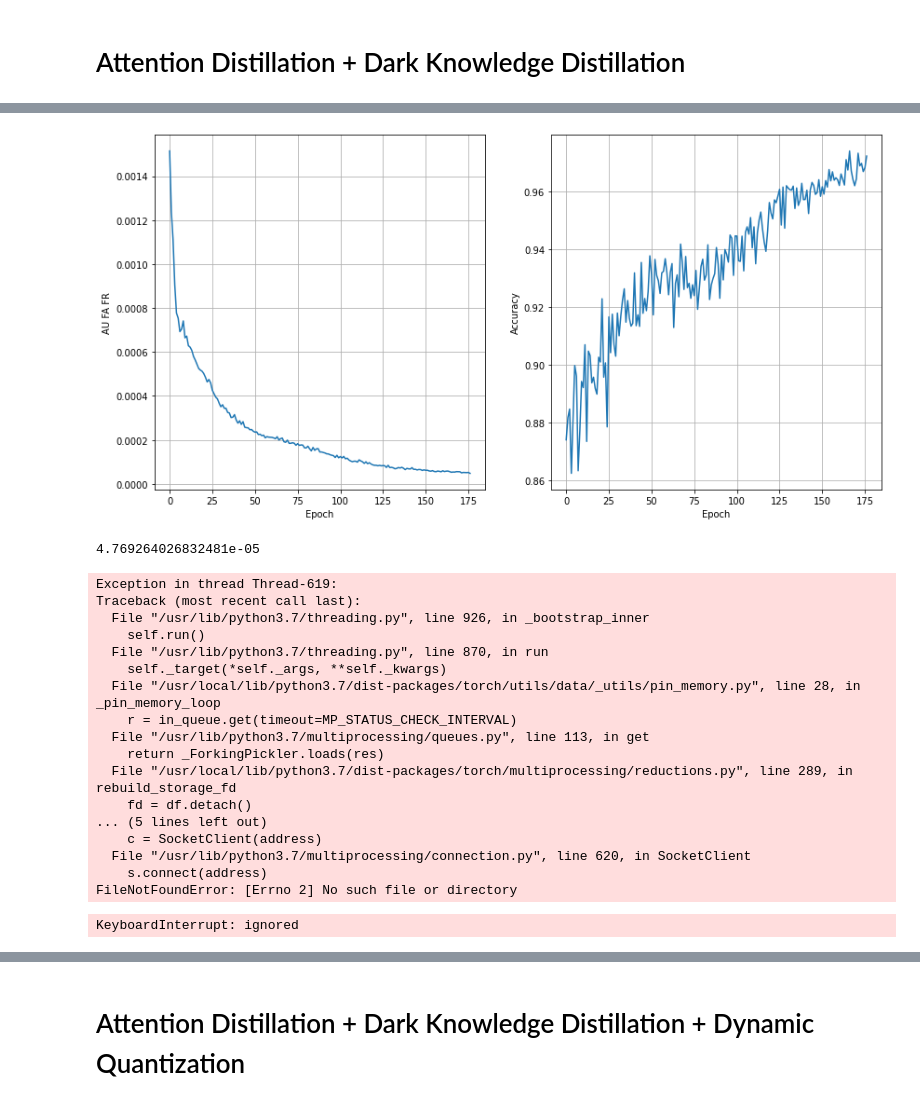
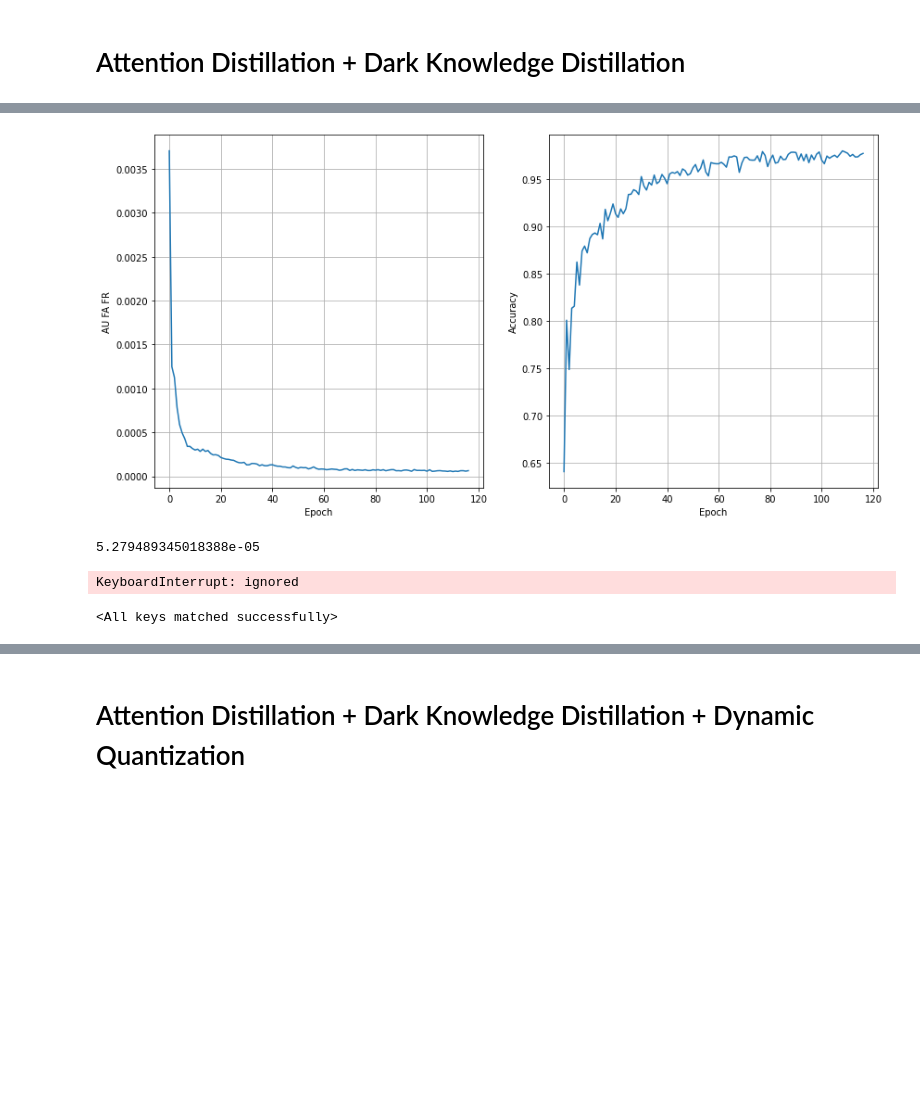
Before and after one commit to erasedwalt/kws-hw, a Jupyter notebook: kws.ipynb, the cells around one changed output, grey strips where cells are left out. Cells and saved outputs as stored; diff of their text form; code cells hidden in the pictures; blank space fills up the shorter version.

```diff
--- a/kws.ipynb
+++ b/kws.ipynb
@@ -1013,0 +1068,13 @@ model_summaries
+# %%
+set_seed()
+
+config = TaskConfig()
+distill_model_2 = DistillModel2(config).to(config.device)
+
+print(distill_model_2)
+
+opt = torch.optim.Adam(
+    distill_model_2.parameters(),
+    lr=config.learning_rate,
+    weight_decay=config.weight_decay
+)
@@ -1046,7 +1262,7 @@ def attention_knowledge_distillation_train(model, teacher, opt):
   history = defaultdict(list)
   best_metric = 1.
   for n in range(400):
-      dark_knowledge_distillation_train_epoch(model, teacher, opt, train_loader,
+      attention_knowledge_distillation_train_epoch(model, teacher, opt, train_loader,
                   melspec_train, TaskConfig.device)
 
       au_fa_fr, acc, FAs = validation(model, val_loader,
@@ -1061,9 +1277,9 @@ def attention_knowledge_distillation_train(model, teacher, opt):
   model.load_state_dict(torch.load('best_attention_distill_model.pt'))
   return best_metric
 # %%
-# Уменьшим количество каналов в свертке в два раза
-# и hidden_size в пять раза
-# и размер ядра в свертке с 20 на 13 (только по одной оси)
+# Уменьшим количество каналов в свертке в три раза
+# и hidden_size в шесть раз
+# и размер ядра в свертке неизменно, тк хоти такое же кол-во таймстепов после свертки
 
 class AttentionDistillModel(nn.Module):
 
@@ -1073,26 +1289,26 @@ class AttentionDistillModel(nn.Module):
 
         self.conv = nn.Sequential(
             nn.Conv2d(
-                in_channels=1, out_channels=config.cnn_out_channels // 2,
-                kernel_size=(13, 5), stride=config.stride
+                in_channels=1, out_channels=config.cnn_out_channels // 3,
+                kernel_size=config.kernel_size, stride=config.stride
             ),
             nn.Flatten(start_dim=1, end_dim=2),
         )
 
-        self.conv_out_frequency = (config.n_mels - 13) // \
+        self.conv_out_frequency = (config.n_mels - config.kernel_size[0]) // \
             config.stride[0] + 1
 
         self.gru = nn.GRU(
-            input_size=self.conv_out_frequency * (config.cnn_out_channels // 2),
-            hidden_size=config.hidden_size // 5,
+            input_size=self.conv_out_frequency * (config.cnn_out_channels // 3),
+            hidden_size=config.hidden_size // 6,
             num_layers=config.gru_num_layers,
             dropout=0.1,
             bidirectional=config.bidirectional,
             batch_first=True
         )
 
-        self.attention = Attention(config.hidden_size // 5)
-        self.classifier = nn.Linear(config.hidden_size // 5, config.num_classes)
+        self.attention = Attention(config.hidden_size // 6)
+        self.classifier = nn.Linear(config.hidden_size // 6, config.num_classes)
 
     def forward(self, input):
         # input: (batch, num_feats, seq_len)
@@ -1163,28 +1379,21 @@ From: https://drive.google.com/uc?id=1-1DHkuwd8_NlNB4SOH7lcz12LANwCQ-K
 To: /content/weights.pt
 <All keys matched successfully>
 # %%
-best_attention_distill_metric = attention_knowledge_distillation_train(attention_distill_model, base_model, opt)
+best_attention_distill_metric = attention_knowledge_distillation_train(
+    attention_distill_model,
+    base_model,
+    opt
+)
 # %% [output]
-[figure, old version]
+[figure, new version]
-4.769264026832481e-05
+5.279489345018388e-05
-Exception in thread Thread-619:
-Traceback (most recent call last):
-  File "/usr/lib/python3.7/threading.py", line 926, in _bootstrap_inner
-    self.run()
-  File "/usr/lib/python3.7/threading.py", line 870, in run
-    self._target(*self._args, **self._kwargs)
-  File "/usr/local/lib/python3.7/dist-packages/torch/utils/data/_utils/pin_memory.py", line 28, in _pin_memory_loop
-    r = in_queue.get(timeout=MP_STATUS_CHECK_INTERVAL)
-  File "/usr/lib/python3.7/multiprocessing/queues.py", line 113, in get
-    return _ForkingPickler.loads(res)
-  File "/usr/local/lib/python3.7/dist-packages/torch/multiprocessing/reductions.py", line 289, in rebuild_storage_fd
-    fd = df.detach()
-... (5 lines left out)
-    c = SocketClient(address)
-  File "/usr/lib/python3.7/multiprocessing/connection.py", line 620, in SocketClient
-    s.connect(address)
-FileNotFoundError: [Errno 2] No such file or directory
+KeyboardInterrupt: ignored
-KeyboardInterrupt: ignored
+# %%
+# не запускать, если скачал веса
+
+attention_distill_model.load_state_dict(torch.load('best_attention_distill_model.pt'))
+# %% [output]
+<All keys matched successfully>
 # %%
 attention_distill_metric, _, _ = validation(
     attention_distill_model,
```
Also changed, not shown: parts of 52 cells of this notebook, 4 other files.
